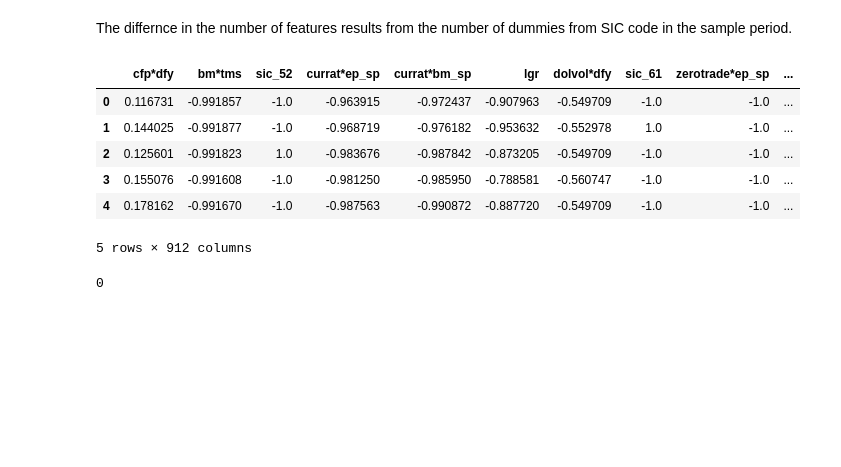
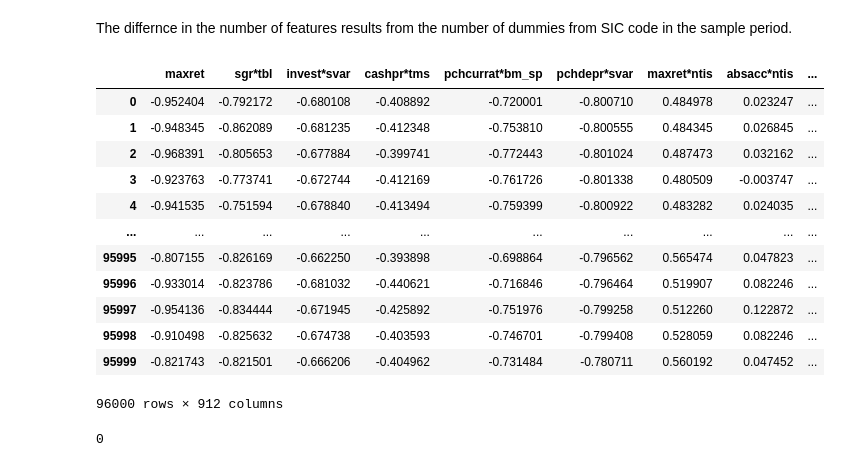
Before and after one commit to caizihuahua/5470_Statistical_ML, a Jupyter notebook: GKX/GKX_2020_RFS_Code_20Yr_Top.ipynb, the cells around one changed output. Drawn from its saved outputs; the diff is of its cells as text; code cells hidden in the pictures; blank space fills up the shorter version.

```diff
--- a/GKX/GKX_2020_RFS_Code_20Yr_Top.ipynb
+++ b/GKX/GKX_2020_RFS_Code_20Yr_Top.ipynb
@@ -145,6 +179,6 @@ The eight macroeconomic predictors follows the definitions by Welch and Goyal (2
 # %%
 # load macroeconomic predictors data
-data_ma = pd.read_csv('PredictorData2021.csv')
+data_ma = pd.read_csv('PredictorData2023.csv')
 data_ma = data_ma[(data_ma['yyyymm']>=stdt//100)&(data_ma['yyyymm']<=nddt//100)].reset_index(drop=True)
 
 # construct predictor
@@ -225,15 +259,21 @@ Wall time: 5.2 s
 # %% [markdown]
 The differnce in the number of features results from the number of dummies from SIC code in the sample period.
 # %%
-X_trn.head()
+X_trn
 # %% [output]
-|  | cfp*dfy | bm*tms | sic_52 | currat*ep_sp | currat*bm_sp | lgr | dolvol*dfy | sic_61 | zerotrade*ep_sp | ... |
-| 0 | 0.116731 | -0.991857 | -1.0 | -0.963915 | -0.972437 | -0.907963 | -0.549709 | -1.0 | -1.0 | ... |
-| 1 | 0.144025 | -0.991877 | -1.0 | -0.968719 | -0.976182 | -0.953632 | -0.552978 | 1.0 | -1.0 | ... |
-| 2 | 0.125601 | -0.991823 | 1.0 | -0.983676 | -0.987842 | -0.873205 | -0.549709 | -1.0 | -1.0 | ... |
-| 3 | 0.155076 | -0.991608 | -1.0 | -0.981250 | -0.985950 | -0.788581 | -0.560747 | -1.0 | -1.0 | ... |
-| 4 | 0.178162 | -0.991670 | -1.0 | -0.987563 | -0.990872 | -0.887720 | -0.549709 | -1.0 | -1.0 | ... |
+|  | maxret | sgr*tbl | invest*svar | cashpr*tms | pchcurrat*bm_sp | pchdepr*svar | maxret*ntis | absacc*ntis | ... |
+| 0 | -0.952404 | -0.792172 | -0.680108 | -0.408892 | -0.720001 | -0.800710 | 0.484978 | 0.023247 | ... |
+| 1 | -0.948345 | -0.862089 | -0.681235 | -0.412348 | -0.753810 | -0.800555 | 0.484345 | 0.026845 | ... |
+| 2 | -0.968391 | -0.805653 | -0.677884 | -0.399741 | -0.772443 | -0.801024 | 0.487473 | 0.032162 | ... |
+| 3 | -0.923763 | -0.773741 | -0.672744 | -0.412169 | -0.761726 | -0.801338 | 0.480509 | -0.003747 | ... |
+| 4 | -0.941535 | -0.751594 | -0.678840 | -0.413494 | -0.759399 | -0.800922 | 0.483282 | 0.024035 | ... |
+| ... | ... | ... | ... | ... | ... | ... | ... | ... | ... |
+| 95995 | -0.807155 | -0.826169 | -0.662250 | -0.393898 | -0.698864 | -0.796562 | 0.565474 | 0.047823 | ... |
+| 95996 | -0.933014 | -0.823786 | -0.681032 | -0.440621 | -0.716846 | -0.796464 | 0.519907 | 0.082246 | ... |
+| 95997 | -0.954136 | -0.834444 | -0.671945 | -0.425892 | -0.751976 | -0.799258 | 0.512260 | 0.122872 | ... |
+| 95998 | -0.910498 | -0.825632 | -0.674738 | -0.403593 | -0.746701 | -0.799408 | 0.528059 | 0.082246 | ... |
+| 95999 | -0.821743 | -0.821501 | -0.666206 | -0.404962 | -0.731484 | -0.780711 | 0.560192 | 0.047452 | ... |
-5 rows × 912 columns
+96000 rows × 912 columns
 # %%
 gc.collect()
 # %% [output]
```
Also changed, not shown: parts of 9 cells of this notebook, 11 other files.
